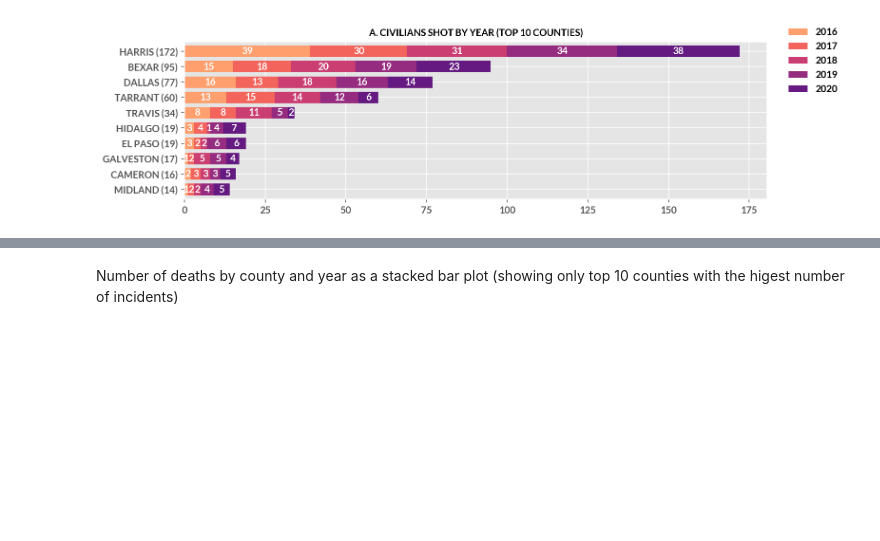
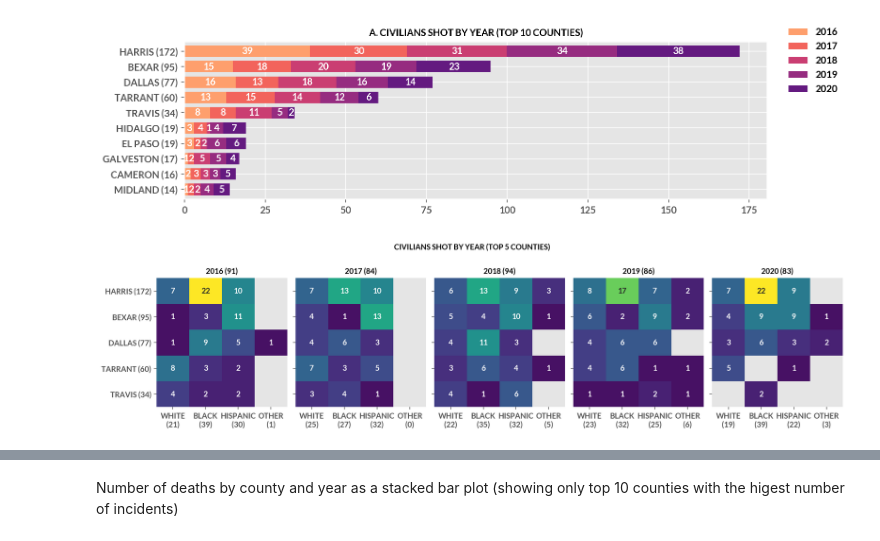
Before and after one commit to texas-justice-initiative/officer_involved_shooting, a Jupyter notebook: Notebooks/1.0-hs-papermill-data_summary.ipynb, the cells around one changed output, grey strips where cells are left out. Drawn from its saved outputs; the diff is of its cells as text; code cells hidden in the pictures; blank space fills up the shorter version.

```diff
--- a/Notebooks/1.0-hs-papermill-data_summary.ipynb
+++ b/Notebooks/1.0-hs-papermill-data_summary.ipynb
@@ -185,3 +199,7 @@ plot.plot_stackedbar_year_county(
     figsize=(10, 3))
 # %% [output]
 [figure]
+# %%
+plot.plot_heatmap_county_race_year(df_cd, n_county=5, figsize=(width_heatmap, 3.5), title='CIVILIANS SHOT BY YEAR (TOP 5 COUNTIES)')
+# %% [output]
+[figure, added]
```
Also changed, not shown: parts of 27 cells of this notebook, 2 other files.
